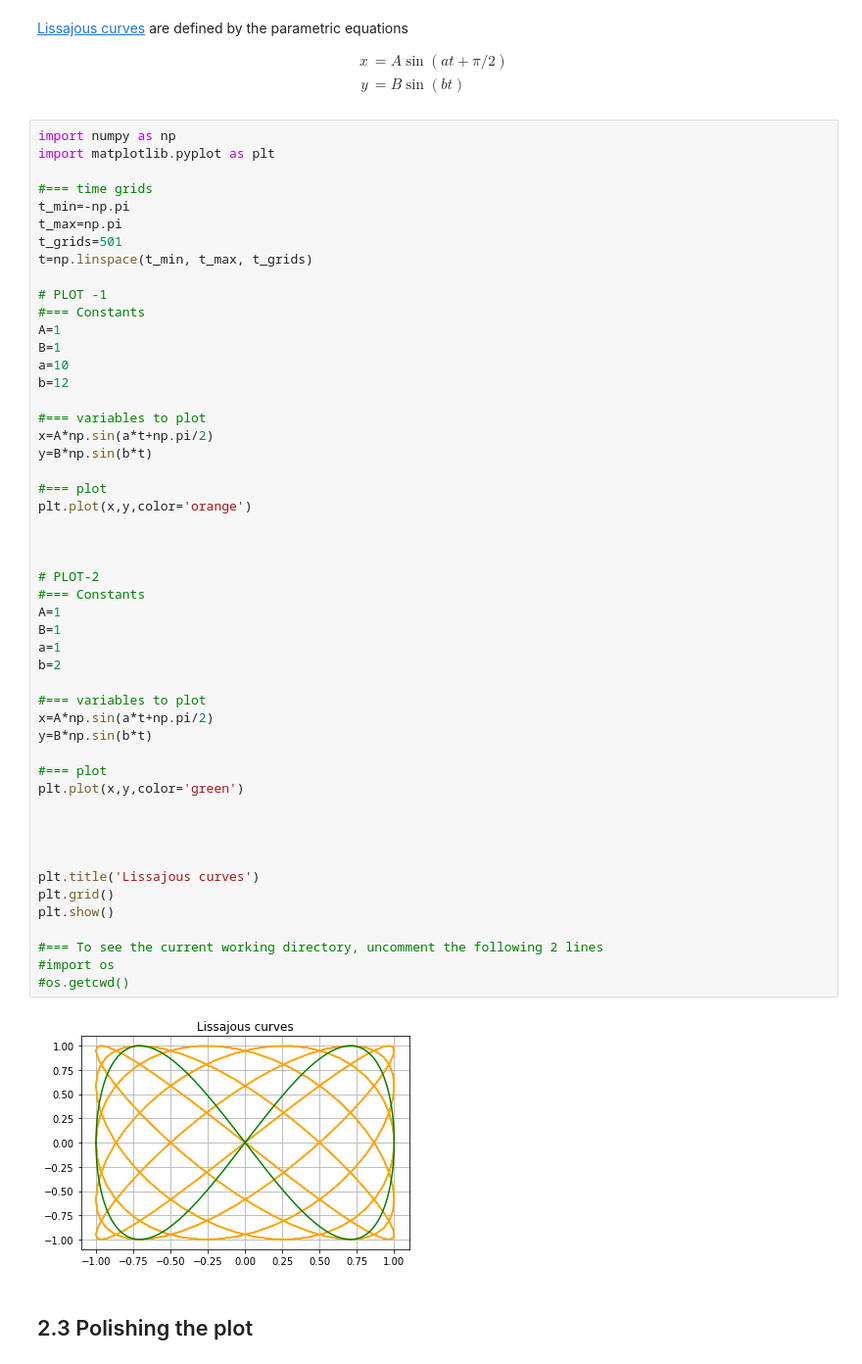
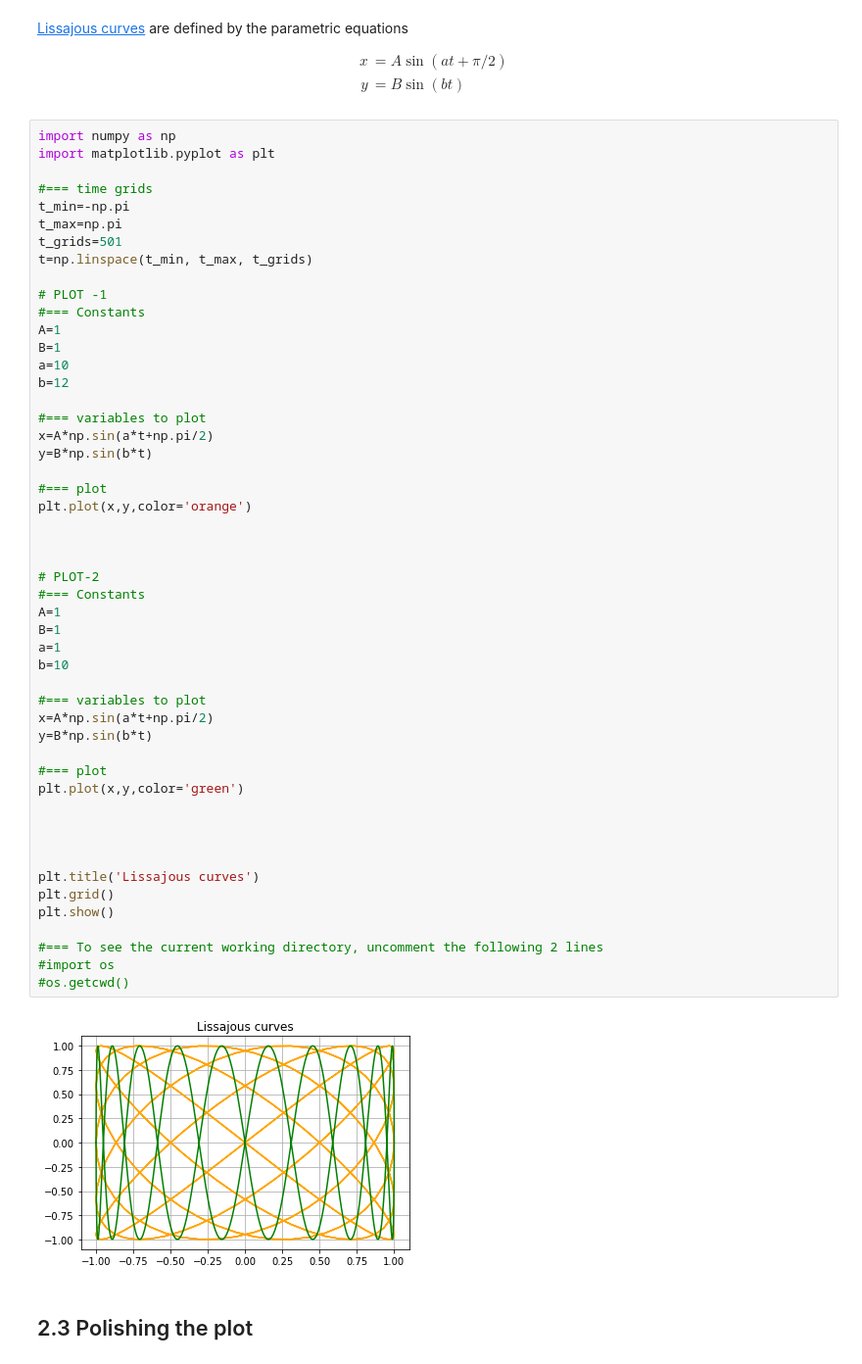
Before and after one commit to theyoungelite/nm2023, a Jupyter notebook: notebooks/ch03_modules_plotting.ipynb, the cells around one changed output. Shown: that part at 98% size. Cells and saved outputs as stored; diff of their text form.

```diff
--- a/notebooks/ch03_modules_plotting.ipynb
+++ b/notebooks/ch03_modules_plotting.ipynb
@@ -230,35 +254,35 @@ y=B*np.sin(b*t)
 
 #=== plot
 plt.plot(x,y,color='orange')
 
 
 
 # PLOT-2
 #=== Constants
 A=1
 B=1
 a=1
-b=2
+b=10
 
 #=== variables to plot
 x=A*np.sin(a*t+np.pi/2)
 y=B*np.sin(b*t)
 
 #=== plot
 plt.plot(x,y,color='green')
 
 
 
 
 plt.title('Lissajous curves')
 plt.grid()
 plt.show()
 
 #=== To see the current working directory, uncomment the following 2 lines
 #import os
 #os.getcwd()
 # %% [output]
-[figure, old version]
+[figure, new version]
 # %% [markdown]
 ## 2.3 Polishing the plot
 # %%
```
Also changed, not shown: parts of 9 cells of this notebook, 13 other files.
